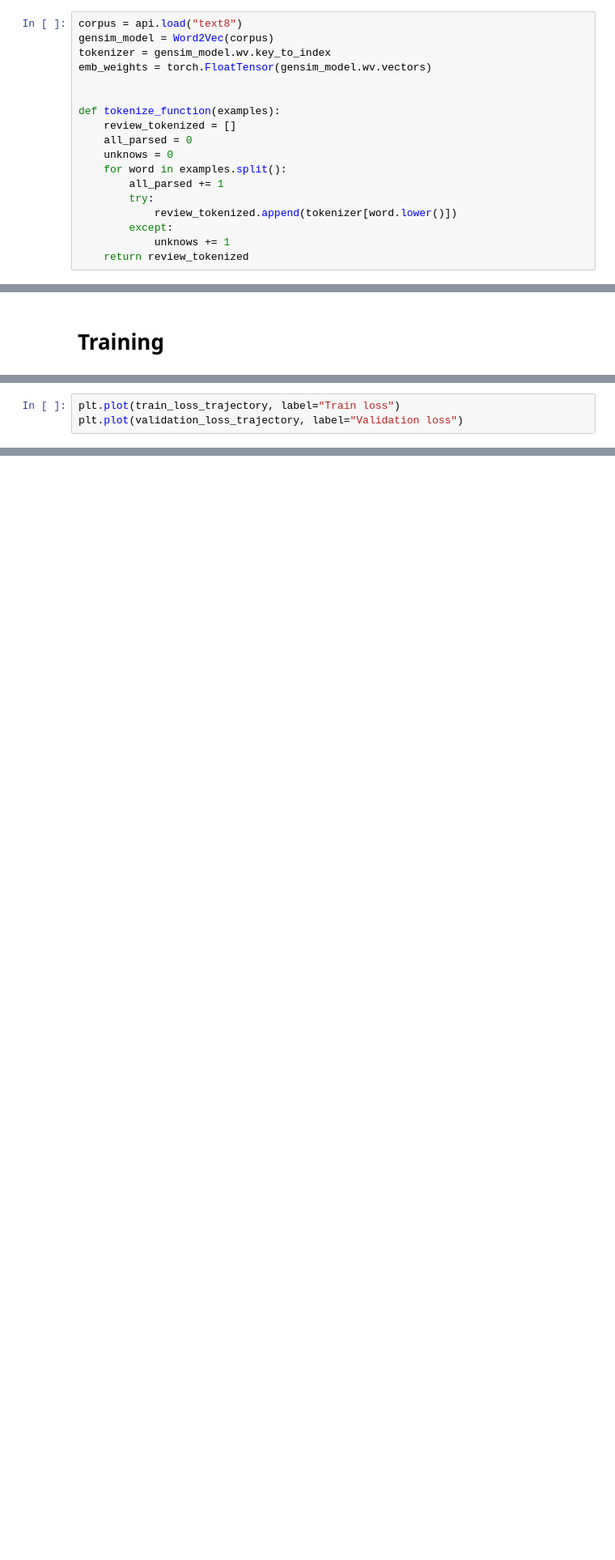
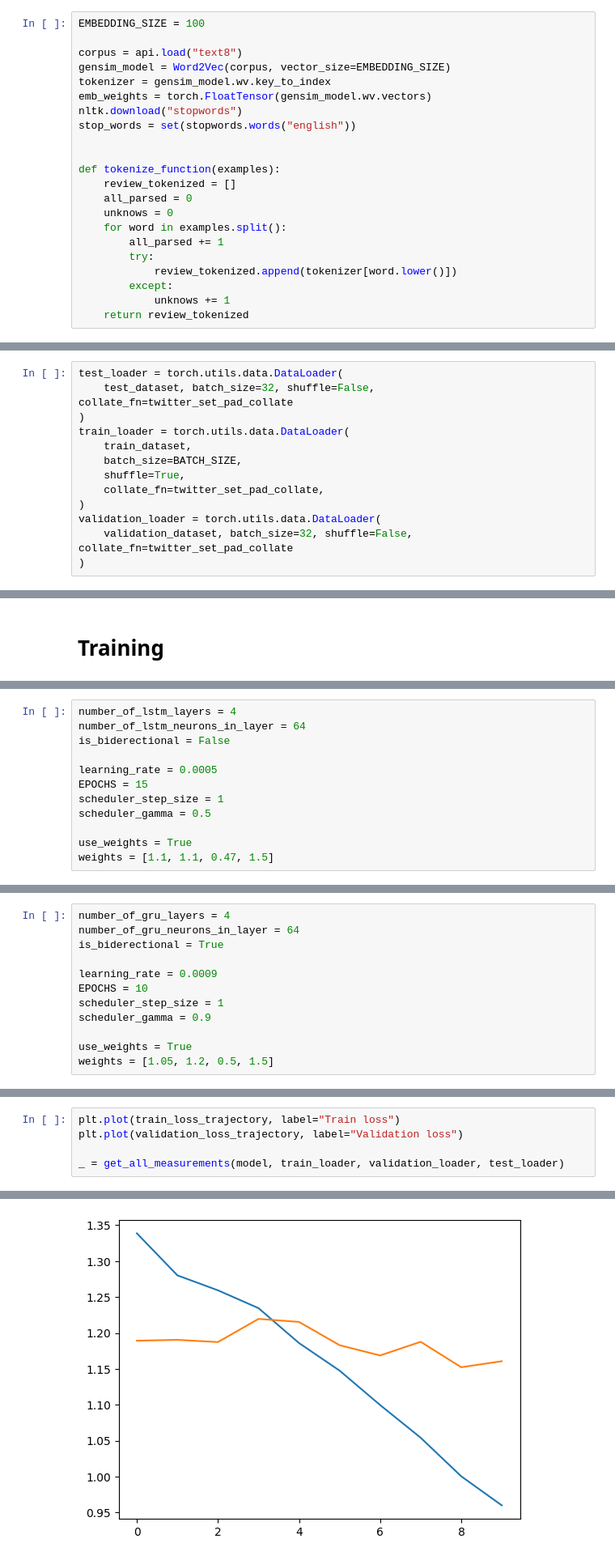
Before and after one commit to mikic202/NLP-2025, a Jupyter notebook: RNN_text_analyzer.ipynb, the cells around one changed output, grey strips where cells are left out. Shown at 81% size. Drawn from its saved outputs; the diff is of its cells as text; blank space fills up the shorter version.

```diff
--- a/RNN_text_analyzer.ipynb
+++ b/RNN_text_analyzer.ipynb
@@ -21,10 +32,14 @@ device(type='cuda')
 # %% [markdown]
 # Data
 # %%
+EMBEDDING_SIZE = 100
+
 corpus = api.load("text8")
-gensim_model = Word2Vec(corpus)
+gensim_model = Word2Vec(corpus, vector_size=EMBEDDING_SIZE)
 tokenizer = gensim_model.wv.key_to_index
 emb_weights = torch.FloatTensor(gensim_model.wv.vectors)
+nltk.download("stopwords")
+stop_words = set(stopwords.words("english"))
 
 
 def tokenize_function(examples):
@@ -96,3 +153,16 @@ validation_loader = torch.utils.data.DataLoader(
+# %%
+test_loader = torch.utils.data.DataLoader(
+    test_dataset, batch_size=32, shuffle=False, collate_fn=twitter_set_pad_collate
+)
+train_loader = torch.utils.data.DataLoader(
+    train_dataset,
+    batch_size=BATCH_SIZE,
+    shuffle=True,
+    collate_fn=twitter_set_pad_collate,
+)
+validation_loader = torch.utils.data.DataLoader(
+    validation_dataset, batch_size=32, shuffle=False, collate_fn=twitter_set_pad_collate
+)
 # %% [markdown]
 # Model
 # %%
@@ -195 +686,13 @@ class GruSentimentClasifier(nn.Module):
+# %%
+number_of_lstm_layers = 4
+number_of_lstm_neurons_in_layer = 64
+is_biderectional = False
+
+learning_rate = 0.0005
+EPOCHS = 15
+scheduler_step_size = 1
+scheduler_gamma = 0.5
+
+use_weights = True
+weights = [1.1, 1.1, 0.47, 1.5]
 # %%
@@ -244 +796,13 @@ for epoch in progress_bar:
+# %%
+number_of_gru_layers = 4
+number_of_gru_neurons_in_layer = 64
+is_biderectional = True
+
+learning_rate = 0.0009
+EPOCHS = 10
+scheduler_step_size = 1
+scheduler_gamma = 0.9
+
+use_weights = True
+weights = [1.05, 1.2, 0.5, 1.5]
 # %%
@@ -294,4 +885,6 @@ for epoch in progress_bar:
 # %%
 plt.plot(train_loss_trajectory, label="Train loss")
 plt.plot(validation_loss_trajectory, label="Validation loss")
+
+_ = get_all_measurements(model, train_loader, validation_loader, test_loader)
 # %% [output]
@@ -298,0 +905 @@ NameError: name 'train_loss_trajectory' is not defined
+[figure, added]
```
Also changed, not shown: parts of 40 cells of this notebook.
